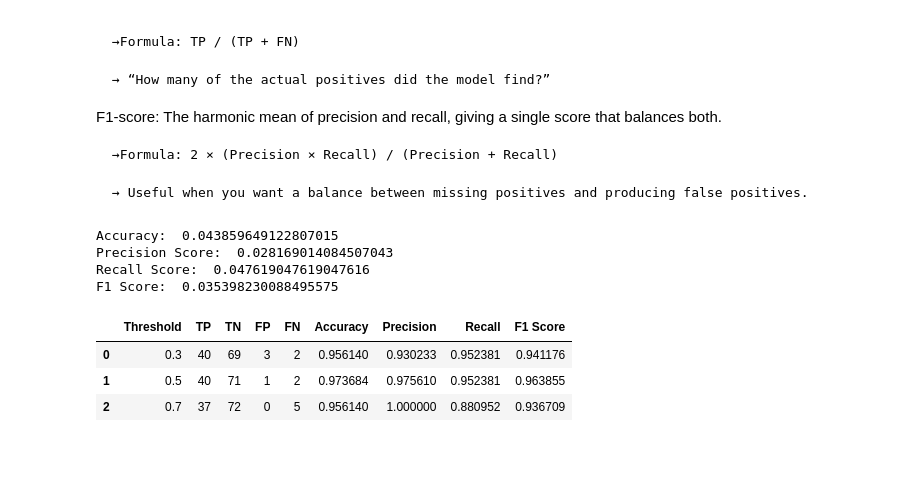
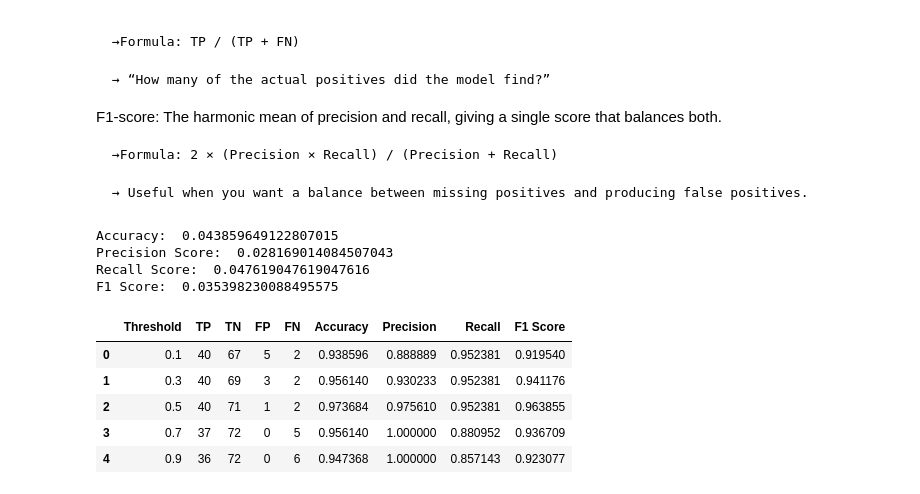
Before and after one commit to NeelPatel2548/APS-Subject-Work, a Jupyter notebook: LabWork 2508.ipynb, the cells around one changed output. Cells and saved outputs as stored; diff of their text form; code cells hidden in the pictures; blank space fills up the shorter version.

```diff
--- a/LabWork 2508.ipynb
+++ b/LabWork 2508.ipynb
@@ -348,34 +347,36 @@ from sklearn.metrics import (
     f1_score
 )
 
 result = []
-for thresholld in [0.30, 0.50, 0.70]:
+for thresholld in [0.1,0.30, 0.50, 0.70, 0.9]:
     y_pred = (y_prob >= thresholld).astype(int)
 
     tn, fp, fn, tp = confusion_matrix(y_test, y_pred).ravel()
 
     accuracy = accuracy_score(y_test, y_pred)
     precision = precision_score(y_test, y_pred)
     recall = recall_score(y_test, y_pred)
     f1 = f1_score(y_test, y_pred)
 
     result.append({
         "Threshold": thresholld,
         "TP": tp,
         "TN": tn,
         "FP": fp,
         "FN": fn,
         "Accuracy": accuracy,
         "Precision": precision,
         "Recall": recall,
         "F1 Score": f1
     })
 
 result_table = pd.DataFrame(result)
 
 result_table
 # %% [output]
 |  | Threshold | TP | TN | FP | FN | Accuracy | Precision | Recall | F1 Score |
-| 0 | 0.3 | 40 | 69 | 3 | 2 | 0.956140 | 0.930233 | 0.952381 | 0.941176 |
-| 1 | 0.5 | 40 | 71 | 1 | 2 | 0.973684 | 0.975610 | 0.952381 | 0.963855 |
-| 2 | 0.7 | 37 | 72 | 0 | 5 | 0.956140 | 1.000000 | 0.880952 | 0.936709 |
+| 0 | 0.1 | 40 | 67 | 5 | 2 | 0.938596 | 0.888889 | 0.952381 | 0.919540 |
+| 1 | 0.3 | 40 | 69 | 3 | 2 | 0.956140 | 0.930233 | 0.952381 | 0.941176 |
+| 2 | 0.5 | 40 | 71 | 1 | 2 | 0.973684 | 0.975610 | 0.952381 | 0.963855 |
+| 3 | 0.7 | 37 | 72 | 0 | 5 | 0.956140 | 1.000000 | 0.880952 | 0.936709 |
+| 4 | 0.9 | 36 | 72 | 0 | 6 | 0.947368 | 1.000000 | 0.857143 | 0.923077 |
```
Also changed, not shown: parts of 1 cell of this notebook, 4 other files.
